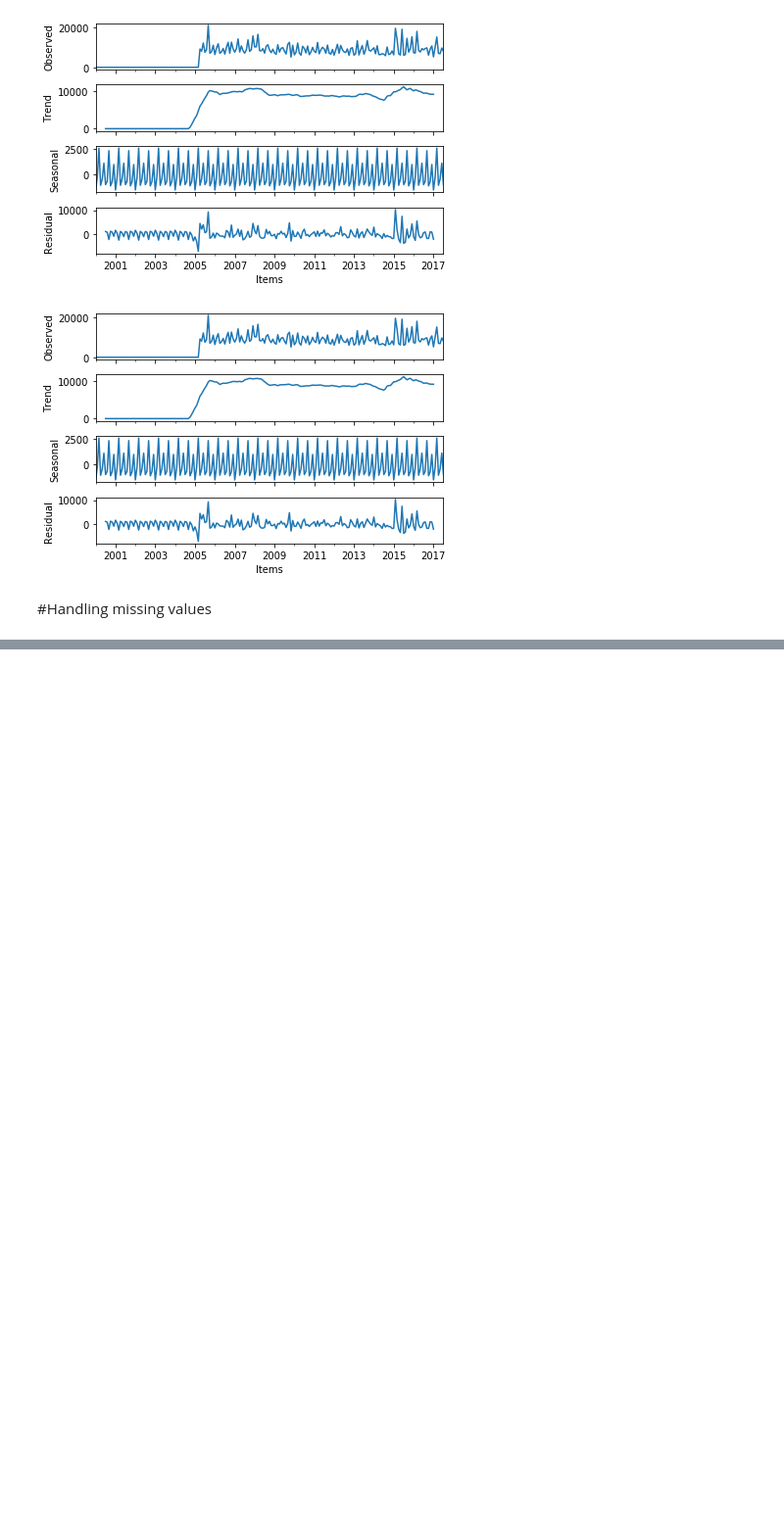
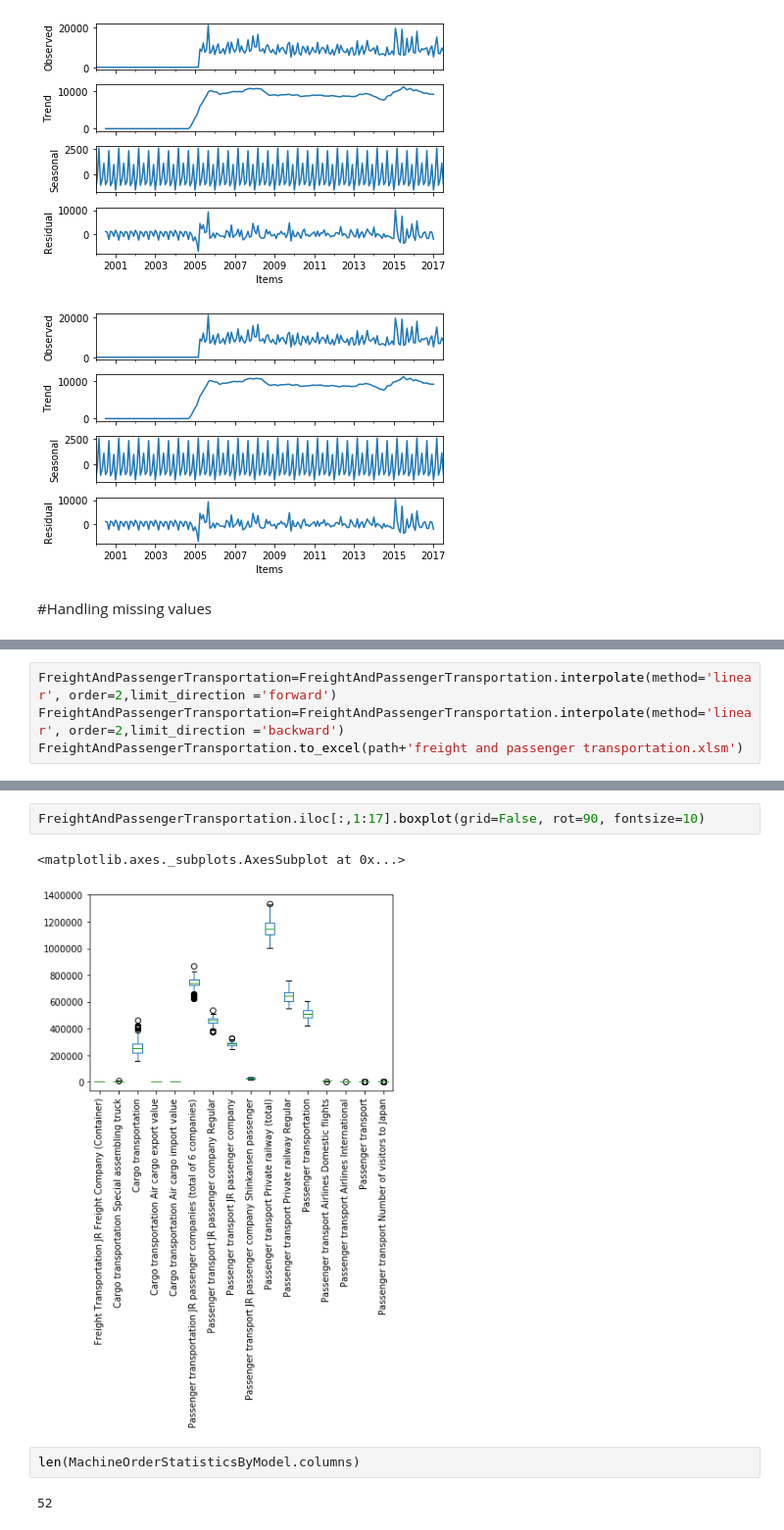
Before and after one commit to aang13/Google_colab_projects, a Jupyter notebook: MonthLy_Motor_Vehicle_Prediction.ipynb, the cells around one changed output, grey strips where cells are left out. Shown at 98% size. Saved outputs shown, nothing was run; the diff lists cells and outputs as text; blank space fills up the shorter version.

```diff
--- a/MonthLy_Motor_Vehicle_Prediction.ipynb
+++ b/MonthLy_Motor_Vehicle_Prediction.ipynb
@@ -513,0 +525,4 @@ https://towardsdatascience.com/how-to-handle-missing-data-8646b18db0d4
+# %%
+FreightAndPassengerTransportation=FreightAndPassengerTransportation.interpolate(method='linear', order=2,limit_direction ='forward')
+FreightAndPassengerTransportation=FreightAndPassengerTransportation.interpolate(method='linear', order=2,limit_direction ='backward')
+FreightAndPassengerTransportation.to_excel(path+'freight and passenger transportation.xlsm')
@@ -513,0 +574,9 @@ https://towardsdatascience.com/how-to-handle-missing-data-8646b18db0d4
+# %%
+FreightAndPassengerTransportation.iloc[:,1:17].boxplot(grid=False, rot=90, fontsize=10)
+# %% [output]
+<matplotlib.axes._subplots.AxesSubplot at 0x...>
+[figure, added]
+# %%
+len(MachineOrderStatisticsByModel.columns)
+# %% [output]
+52
```
Also changed, not shown: parts of 20 cells of this notebook.
